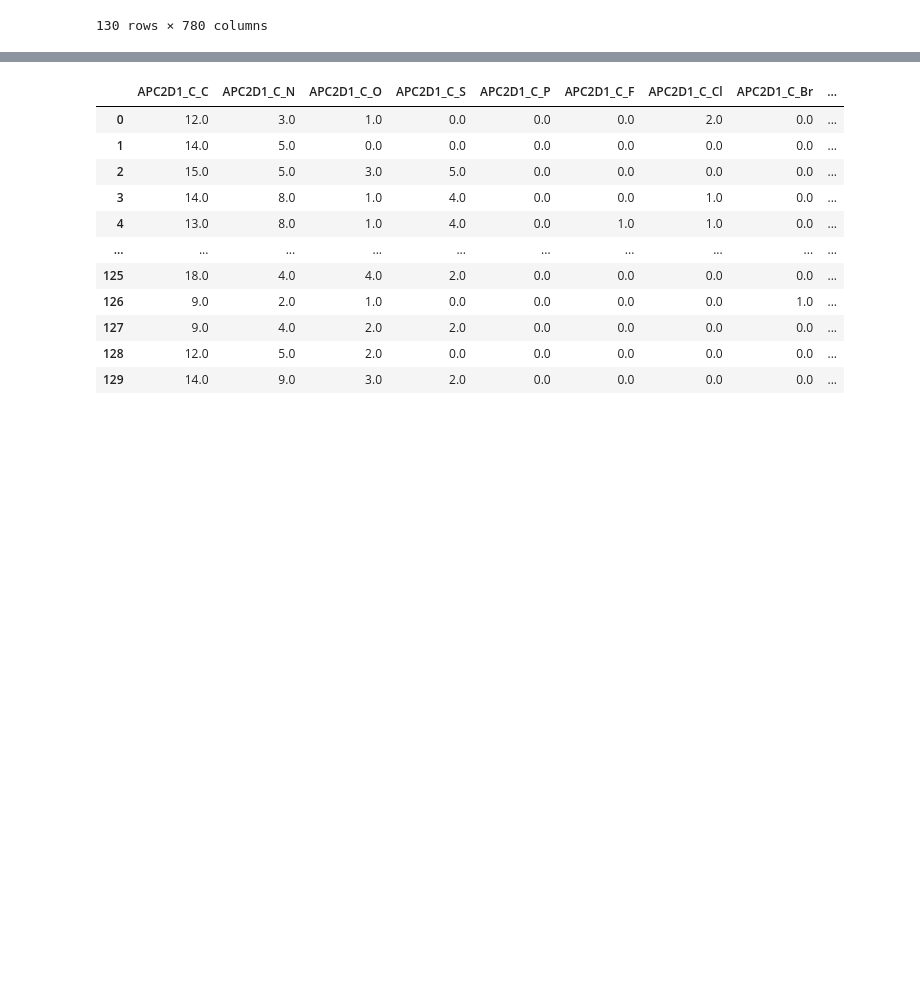
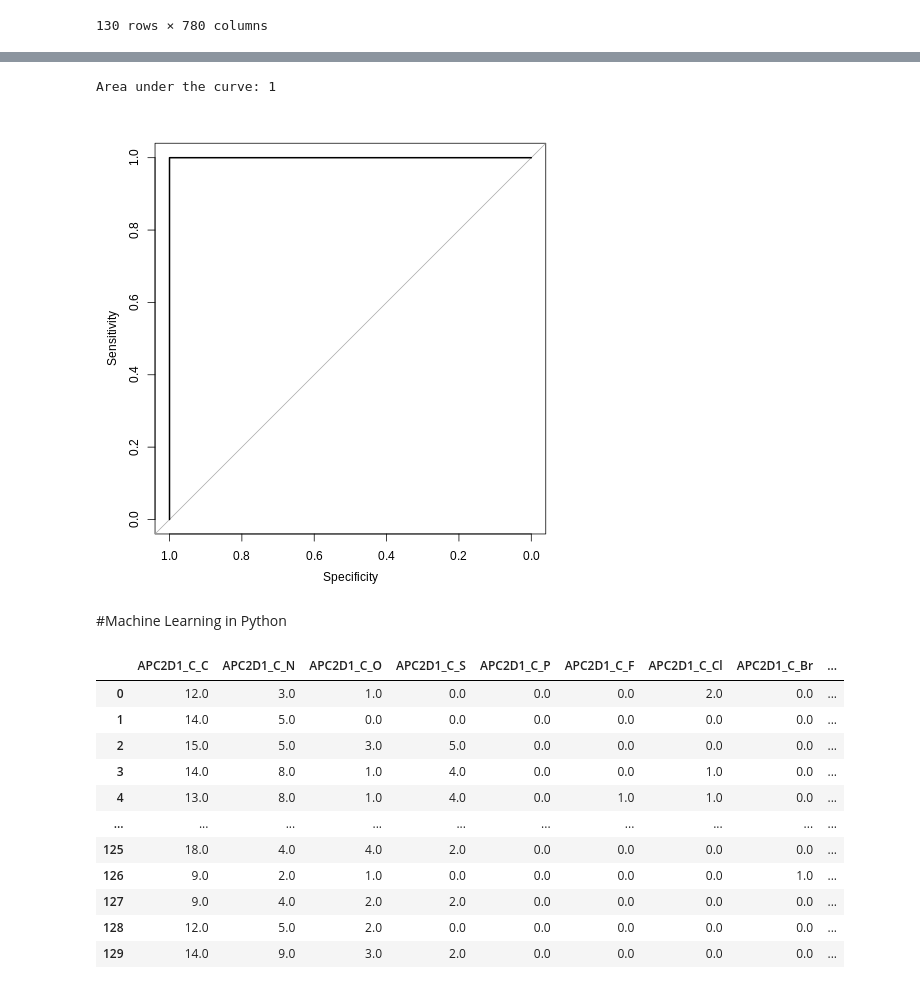
Before and after one commit to Vusumuzi2Mabasa/BioHack2022, a Jupyter notebook: Copy_of_V&N_Biohack_2022.ipynb, the cells around one changed output, grey strips where cells are left out. Cells and saved outputs as stored; diff of their text form; code cells hidden in the pictures; blank space fills up the shorter version.

```diff
--- a/Copy_of_V&N_Biohack_2022.ipynb
+++ b/Copy_of_V&N_Biohack_2022.ipynb
@@ -197,0 +249,12 @@ df_combined
+# %%
+%%R
+model.cv <- predict(model.cv, Trainingset)
+# %%
+%%R
+model.training.confusion <- confusionMatrix(model.training, as.factor (Trainingset[['Class']]))
+# %%
+%%R
+model.testing.confusion <- confusionMatrix(model.testing, as.factor(Testingset[['Class']]))
+# %%
+%%R
+model.cv.confusion <- confusionMatrix(model.cv, as.factor (Trainingset[['Class']]))
@@ -197,0 +324,4 @@ df_combined
+# %%
+%%R
+auc(Testingset[["Class"]], predictor= factor(model.testing, ordered= T), plot=T)
+# %% [output]
@@ -198,3 +331,7 @@ df_combined
+Area under the curve: 1
+[figure, added]
+# %% [markdown]
+#Machine Learning in Python
 # %%
 X = df_combined.drop('Class', axis=1)
 X
```
Also changed, not shown: parts of 33 cells of this notebook.
